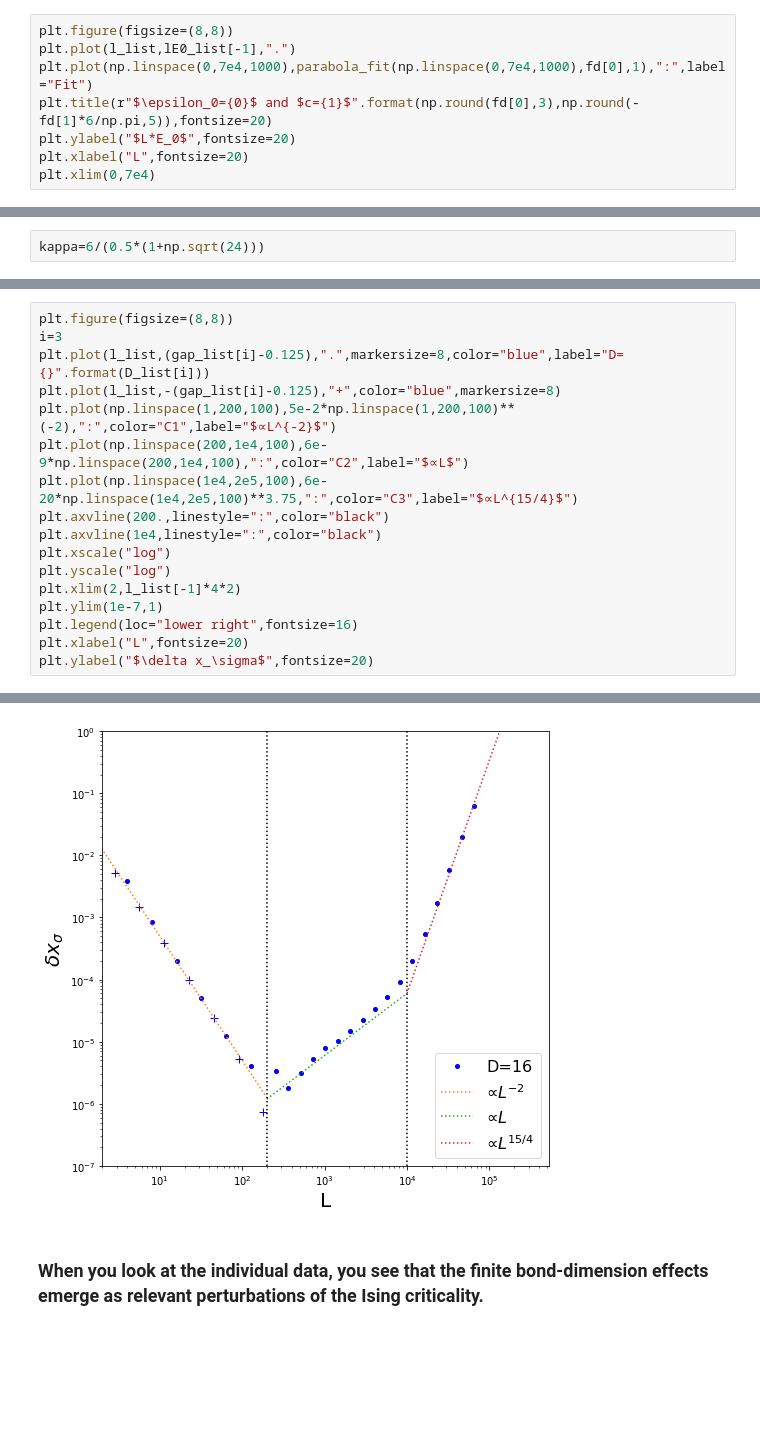
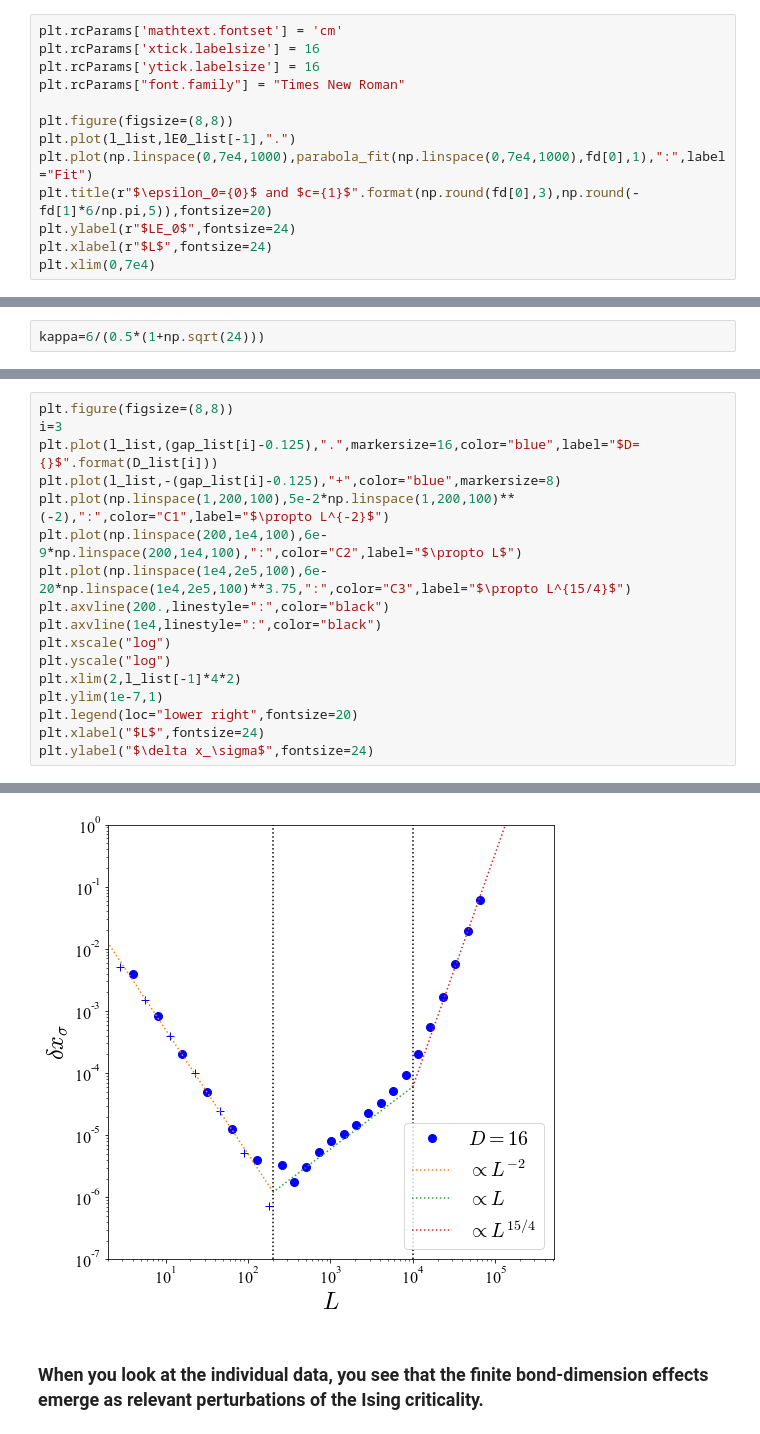
Before and after one commit to dartsushi/Loop-TNR_RGflow, a Jupyter notebook: RG_flow_tutorial.ipynb, the cells around one changed output, grey strips where cells are left out. Cells and saved outputs as stored; diff of their text form; blank space fills up the shorter version.

```diff
--- a/RG_flow_tutorial.ipynb
+++ b/RG_flow_tutorial.ipynb
@@ -112,12 +112,17 @@ def parabola_fit(x,a,b):
 l_list=2**(np.linspace(1.5,1+0.5*len(data[0]),len(data[0])))
 fd,cov=curve_fit(parabola_fit,l_list[1:8],lE0_list[-1,1:8])
 # %%
+plt.rcParams['mathtext.fontset'] = 'cm'
+plt.rcParams['xtick.labelsize'] = 16
+plt.rcParams['ytick.labelsize'] = 16
+plt.rcParams["font.family"] = "Times New Roman"
+
 plt.figure(figsize=(8,8))
 plt.plot(l_list,lE0_list[-1],".")
 plt.plot(np.linspace(0,7e4,1000),parabola_fit(np.linspace(0,7e4,1000),fd[0],1),":",label="Fit")
 plt.title(r"$\epsilon_0={0}$ and $c={1}$".format(np.round(fd[0],3),np.round(-fd[1]*6/np.pi,5)),fontsize=20)
-plt.ylabel("$L*E_0$",fontsize=20)
-plt.xlabel("L",fontsize=20)
+plt.ylabel(r"$LE_0$",fontsize=24)
+plt.xlabel(r"$L$",fontsize=24)
 plt.xlim(0,7e4)
 # %% [output]
 (0.0, 70000.0)
@@ -185,23 +190,23 @@ Text(0, 0.5, '$L^2\\delta x$')
 # %%
 plt.figure(figsize=(8,8))
 i=3
-plt.plot(l_list,(gap_list[i]-0.125),".",markersize=8,color="blue",label="D={}".format(D_list[i]))
+plt.plot(l_list,(gap_list[i]-0.125),".",markersize=16,color="blue",label="$D={}$".format(D_list[i]))
 plt.plot(l_list,-(gap_list[i]-0.125),"+",color="blue",markersize=8)
-plt.plot(np.linspace(1,200,100),5e-2*np.linspace(1,200,100)**(-2),":",color="C1",label="$∝L^{-2}$")
-plt.plot(np.linspace(200,1e4,100),6e-9*np.linspace(200,1e4,100),":",color="C2",label="$∝L$")
-plt.plot(np.linspace(1e4,2e5,100),6e-20*np.linspace(1e4,2e5,100)**3.75,":",color="C3",label="$∝L^{15/4}$")
+plt.plot(np.linspace(1,200,100),5e-2*np.linspace(1,200,100)**(-2),":",color="C1",label="$\propto L^{-2}$")
+plt.plot(np.linspace(200,1e4,100),6e-9*np.linspace(200,1e4,100),":",color="C2",label="$\propto L$")
+plt.plot(np.linspace(1e4,2e5,100),6e-20*np.linspace(1e4,2e5,100)**3.75,":",color="C3",label="$\propto L^{15/4}$")
 plt.axvline(200.,linestyle=":",color="black")
 plt.axvline(1e4,linestyle=":",color="black")
 plt.xscale("log")
 plt.yscale("log")
 plt.xlim(2,l_list[-1]*4*2)
 plt.ylim(1e-7,1)
-plt.legend(loc="lower right",fontsize=16)
-plt.xlabel("L",fontsize=20)
-plt.ylabel("$\delta x_\sigma$",fontsize=20)
+plt.legend(loc="lower right",fontsize=20)
+plt.xlabel("$L$",fontsize=24)
+plt.ylabel("$\delta x_\sigma$",fontsize=24)
 # %% [output]
 Text(0, 0.5, '$\\delta x_\\sigma$')
-[figure, old version]
+[figure, new version]
 # %% [markdown]
 ### When you look at the individual data, you see that the finite bond-dimension effects emerge as relevant perturbations of the Ising criticality.
 # %% [markdown]
```
Also changed, not shown: parts of 5 cells of this notebook.
